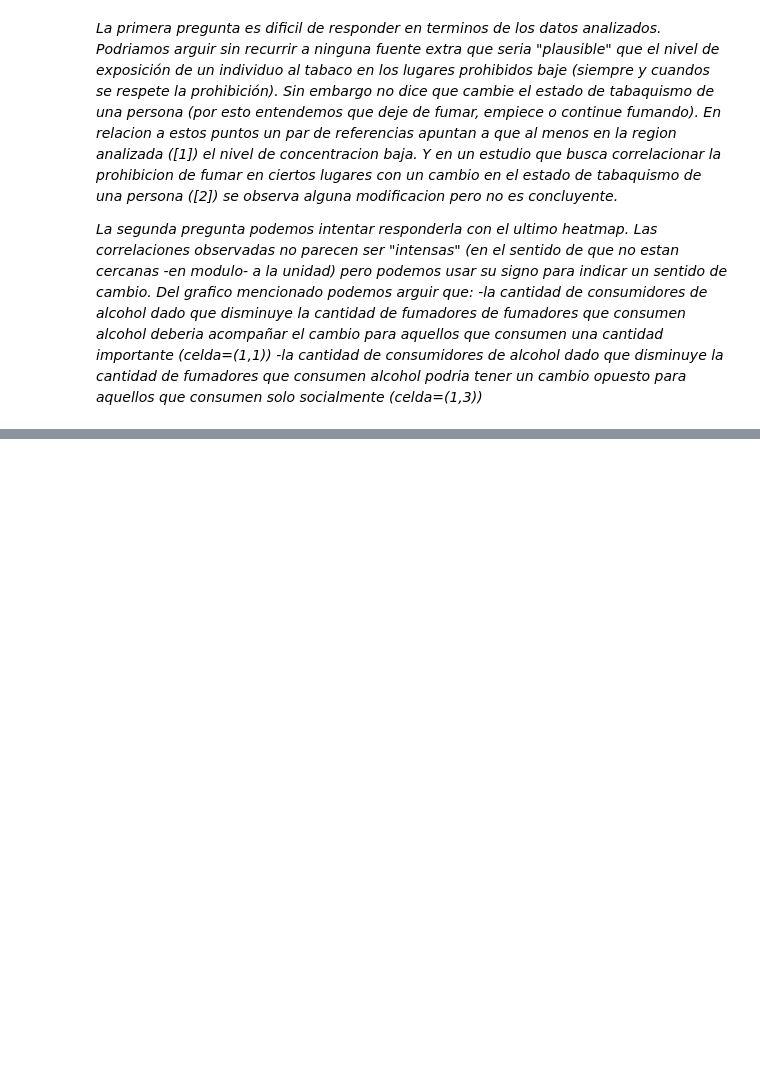
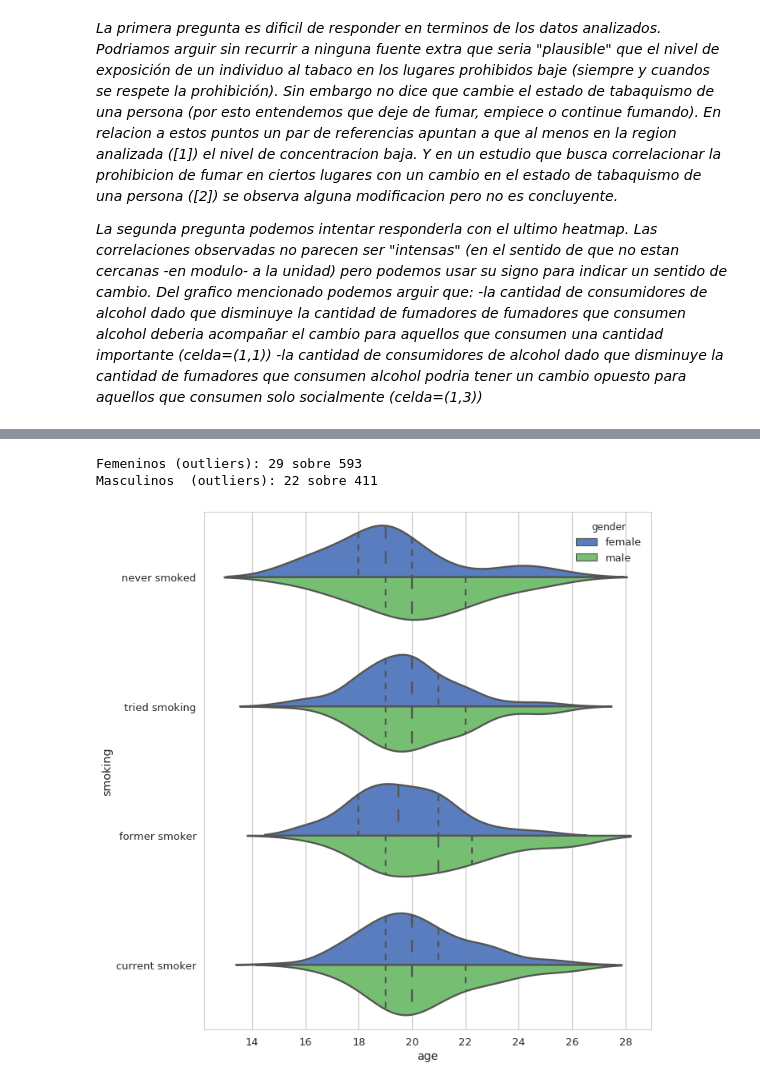
Before and after one commit to felixlapalma/diplodatos-ayv, a Jupyter notebook: ayv_2018/Laboratorio1.ipynb, the cells around one changed output, grey strips where cells are left out. Saved outputs shown, nothing was run; the diff lists cells and outputs as text; code cells hidden in the pictures; blank space fills up the shorter version.

```diff
--- a/ayv_2018/Laboratorio1.ipynb
+++ b/ayv_2018/Laboratorio1.ipynb
@@ -704,0 +827,23 @@ En relacion a estos puntos un par de referencias apuntan a que al menos en la re
+# %%
+# Veamos si al analizar los outliers generamos asimetrias en cuanto al genero
+pd_rpns_filt=pd_rpns[pd_rpns['age']>=27][['age', 'gender']].dropna()
+gf=pd_rpns_filt['gender'][pd_rpns_filt['gender']=='female'].count()
+gm=pd_rpns_filt['gender'][pd_rpns_filt['gender']=='male'].count()
+
+print('Femeninos (outliers): ' + str(gf) + ' sobre ' + str(pd_rpns['gender'][pd_rpns['gender']=='female'].count()))
+print('Masculinos  (outliers): ' + str(gm) + ' sobre ' + str(pd_rpns['gender'][pd_rpns['gender']=='male'].count()))
+
+# Las diferencias no parece considerables (menos de un 5%).
+iList=pd_rpns[pd_rpns['age']>=27][['age', 'gender']].index.values
+pd_rpns_woo=pd_rpns.drop(iList)
+# %% [output]
+Femeninos (outliers): 29 sobre 593
+Masculinos  (outliers): 22 sobre 411
+# %%
+# Entonces sin Outliers
+data = pd_rpns_woo.dropna(subset=['age'])
+fig, ax = plt.subplots(nrows=1, ncols=1, figsize=(10,10))
+_ = sns.violinplot(x='age', y = "smoking", hue='gender', data=data, split=True, ax = ax,inner='quartile',palette=sns.color_palette("muted",n_colors=2))
+plt_exp(plt_flag,'smoking_dist_woo','png')
+# %% [output]
+[figure, added]
```
Also changed, not shown: parts of 41 cells of this notebook.
